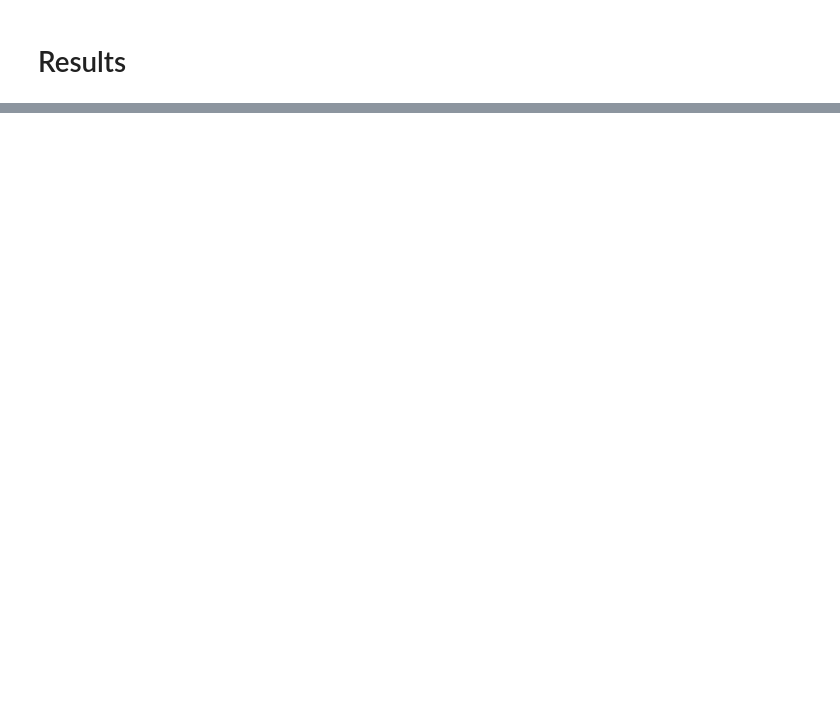
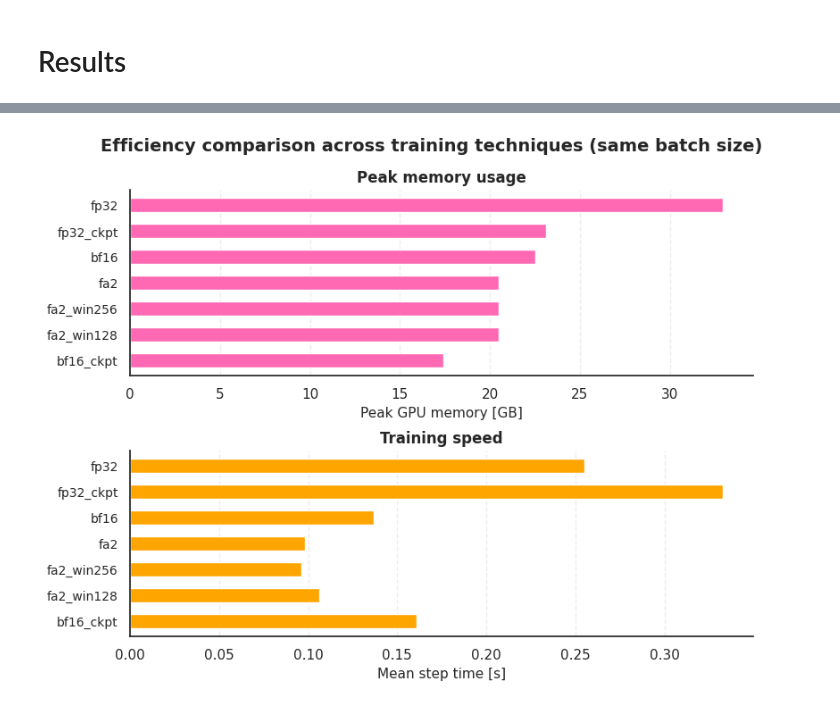
Before and after one commit to juliaryb/computational-linguistics, a Jupyter notebook: lab4/report.ipynb, the cells around one changed output, grey strips where cells are left out. Saved outputs shown, nothing was run; the diff lists cells and outputs as text; code cells hidden in the pictures; blank space fills up the shorter version.

```diff
--- a/lab4/report.ipynb
+++ b/lab4/report.ipynb
@@ -98,0 +210,53 @@ For each technique, two configurations were run: (1) using the same batch size a
+# %%
+import matplotlib.pyplot as plt
+import seaborn as sns
+
+sns.set_theme(style="white")
+
+plot_df = plot_df.sort_values("peak_mem_gb", ascending=True)
+
+fig, axes = plt.subplots(
+    nrows=2,
+    ncols=1,
+    figsize=(9, 6.5),
+    gridspec_kw={"hspace": 0.4}
+)
+
+# ---- Peak memory ----
+axes[0].barh(
+    plot_df["technique"],
+    plot_df["peak_mem_gb"],
+    color="hotpink",  # softened pink
+    height=0.55
+)
+axes[0].set_xlabel("Peak GPU memory [GB]", fontsize=11)
+axes[0].set_title("Peak memory usage", fontsize=12, weight="semibold")
+
+# ---- Step time ----
+axes[1].barh(
+    plot_df["technique"],
+    plot_df["mean_step_time_sec"],
+    color="orange",  # warm orange
+    height=0.55
+)
+axes[1].set_xlabel("Mean step time [s]", fontsize=11)
+axes[1].set_title("Training speed", fontsize=12, weight="semibold")
+
+# ---- Aesthetics ----
+for ax in axes:
+    ax.spines["top"].set_visible(False)
+    ax.spines["right"].set_visible(False)
+    ax.grid(axis="x", linestyle="--", alpha=0.35)
+    ax.grid(axis="y", visible=False)
+    ax.tick_params(axis="y", labelsize=10)
+
+fig.suptitle(
+    "Efficiency comparison across training techniques (same batch size)",
+    fontsize=14,
+    weight="bold",
+    y=0.97
+)
+
+plt.show()
+# %% [output]
+[figure, added]
```
Also changed, not shown: parts of 5 cells of this notebook.
